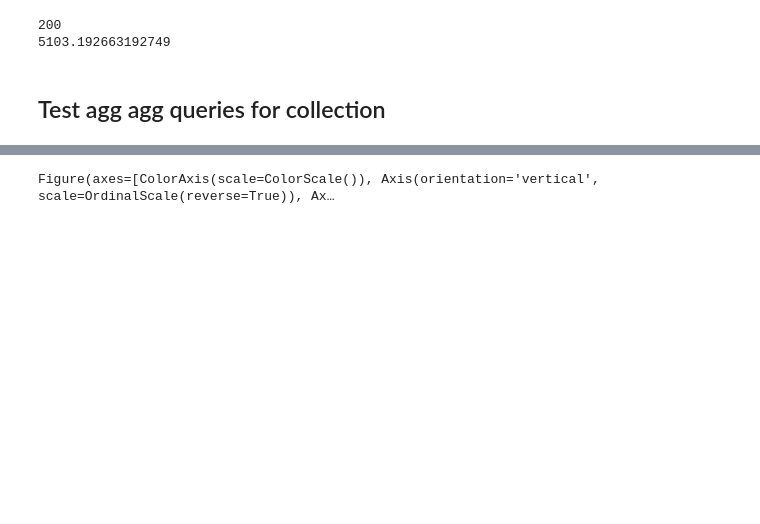
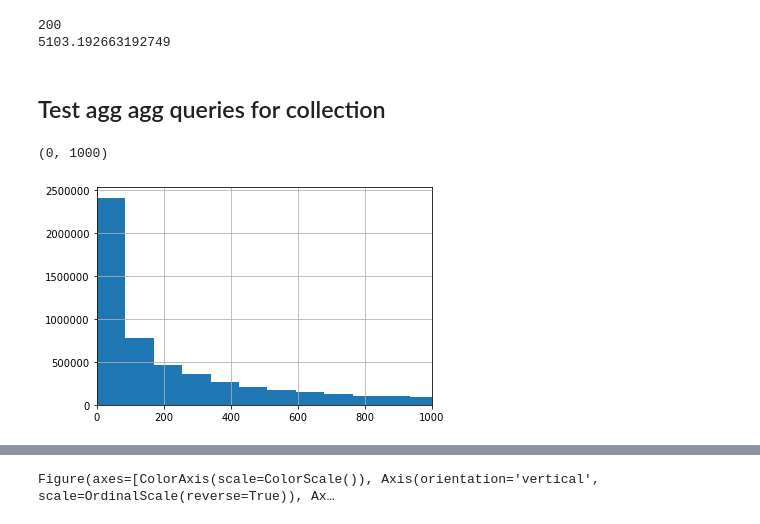
Before and after one commit to vprzybylo/IPAS, a Jupyter notebook: Manipulte_DF.ipynb, the cells around one changed output, grey strips where cells are left out. Saved outputs shown, nothing was run; the diff lists cells and outputs as text; code cells hidden in the pictures; blank space fills up the shorter version.

```diff
--- a/Manipulte_DF.ipynb
+++ b/Manipulte_DF.ipynb
@@ -242,3 +271,9 @@ print(df_concat.memory_usage(deep=True).sum().compute() / 1024**2)  #5.1 GB
 5103.192663192749
 # %% [markdown]
 ## Test agg agg queries for collection
+# %%
+pd_df.agg_r.hist(bins=800)
+plt.xlim(0,1000)
+# %% [output]
+(0, 1000)
+[figure, added]
```
Also changed, not shown: parts of 30 cells of this notebook.
